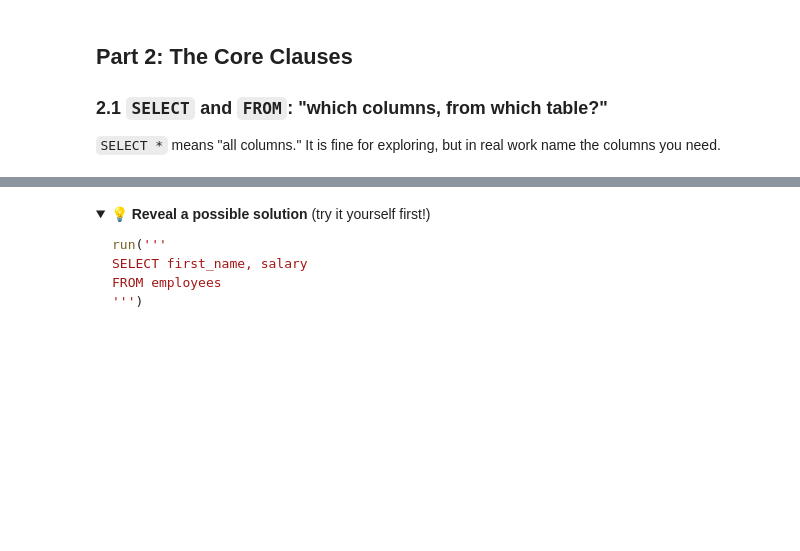
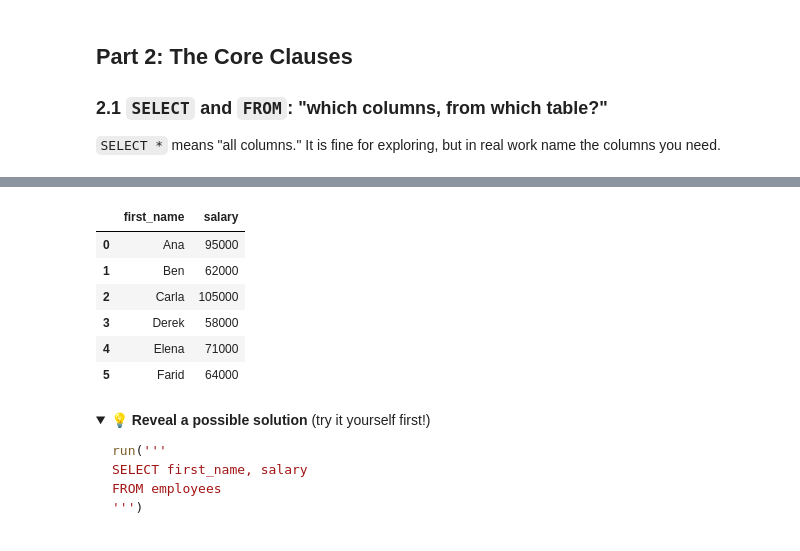
Before and after one commit to profhamilton3/DataAnalytics, a Jupyter notebook: session_3_sql_fundamentals_sqlite.ipynb, the cells around one changed output, grey strips where cells are left out. Saved outputs shown, nothing was run; the diff lists cells and outputs as text; code cells hidden in the pictures; folded sections open; blank space fills up the shorter version.

```diff
--- a/session_3_sql_fundamentals_sqlite.ipynb
+++ b/session_3_sql_fundamentals_sqlite.ipynb
@@ -79,9 +99,17 @@ FROM employees
 # %%
-# TODO: show only the first_name and salary columns
+# @title TODO: show only the first_name and salary columns
 run('''
-SELECT ___, ___
-FROM ___
+SELECT first_name , salary
+FROM employees
 ''')
+# %% [output]
+|  | first_name | salary |
+| 0 | Ana | 95000 |
+| 1 | Ben | 62000 |
+| 2 | Carla | 105000 |
+| 3 | Derek | 58000 |
+| 4 | Elena | 71000 |
+| 5 | Farid | 64000 |
 # %% [markdown]
 <details>
 <summary><b>💡 Reveal a possible solution</b> (try it yourself first!)</summary>
```
Also changed, not shown: parts of 26 cells of this notebook.
